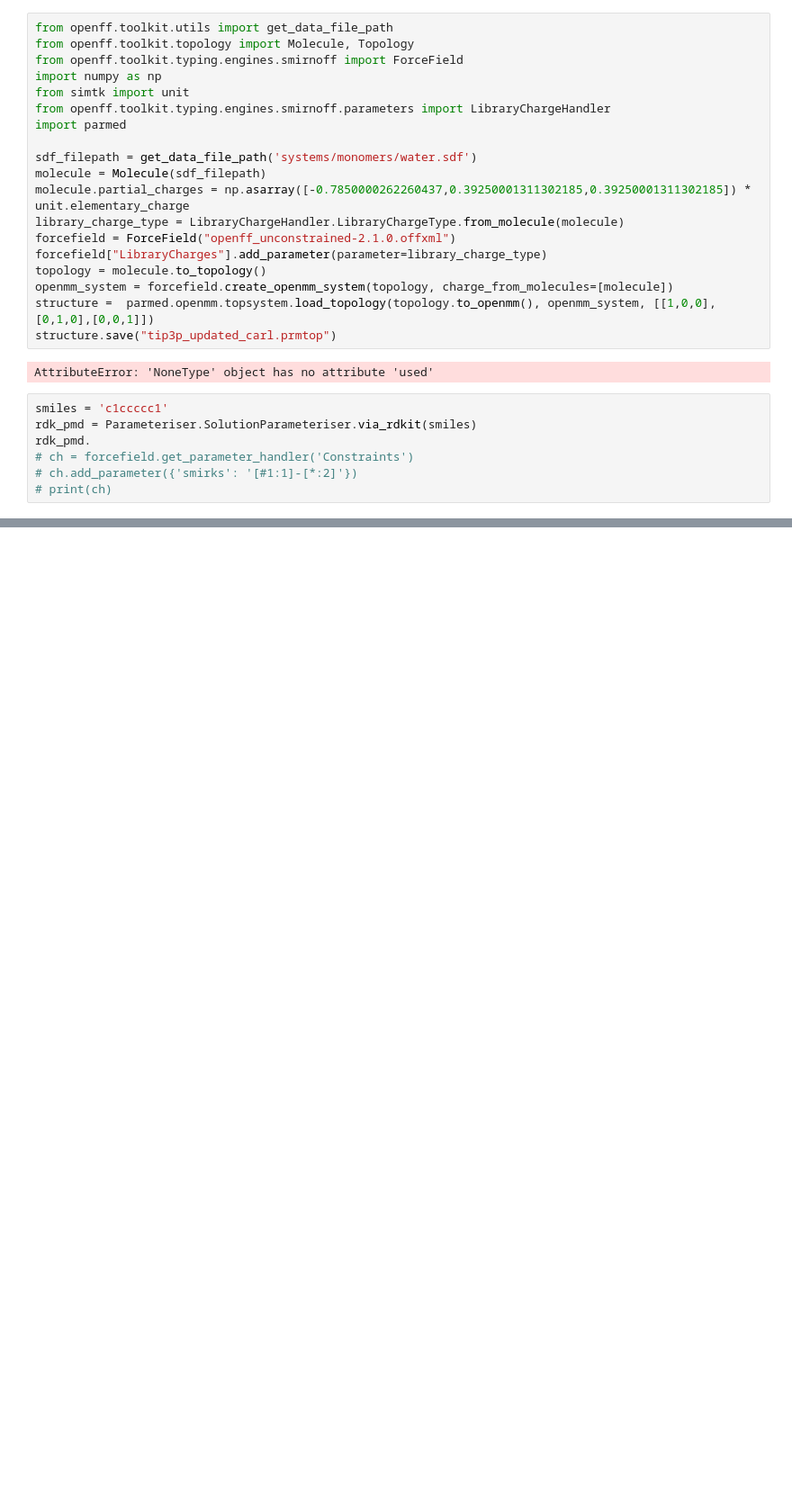
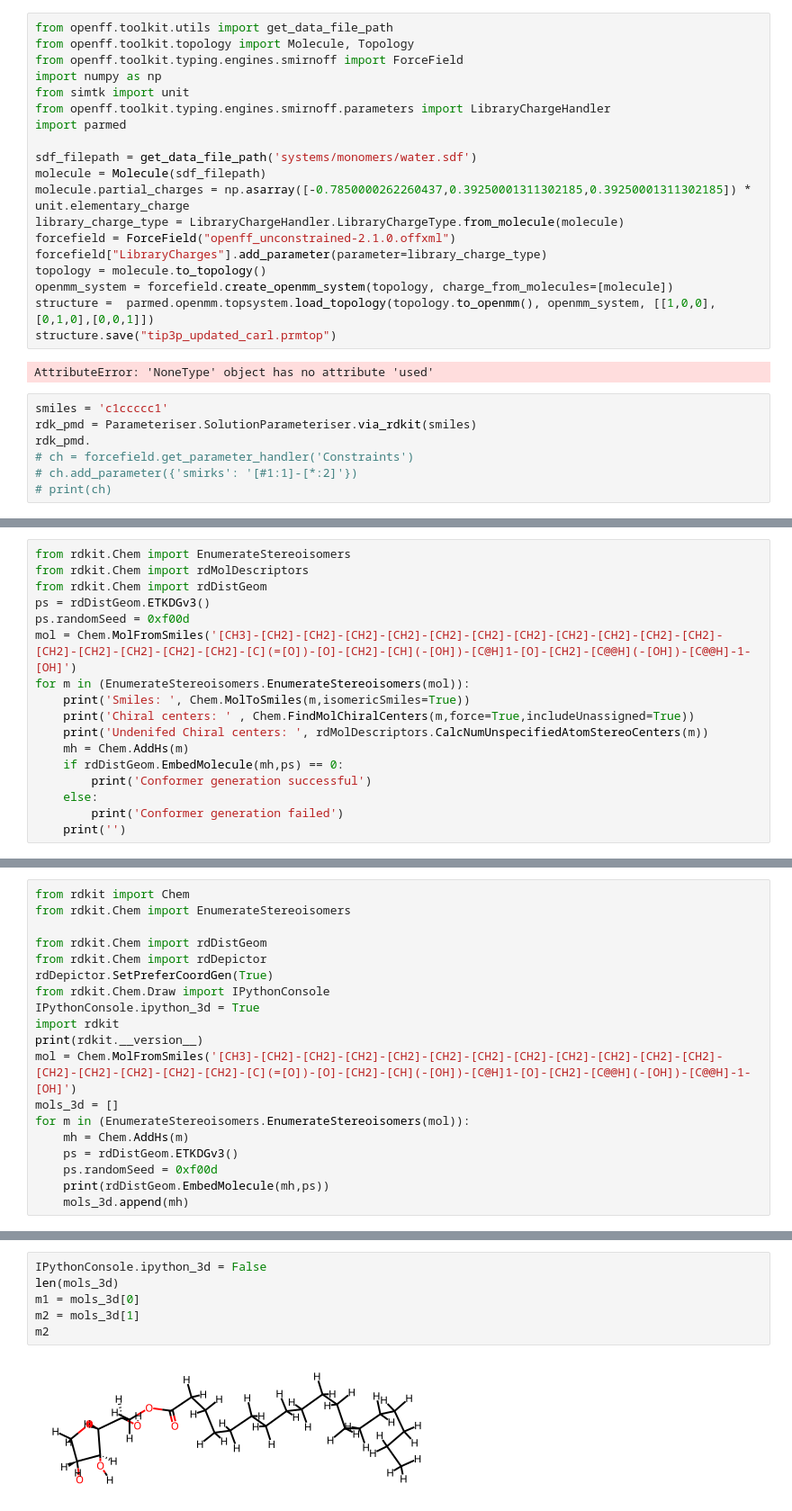
Before and after one commit to Cschiebroek/mdfptools, a Jupyter notebook: examples/Example.ipynb, the cells around one changed output, grey strips where cells are left out. Shown at 90% size. Drawn from its saved outputs; the diff is of its cells as text; blank space fills up the shorter version.

```diff
--- a/examples/Example.ipynb
+++ b/examples/Example.ipynb
@@ -70,0 +105,17 @@ rdk_pmd.
+# %%
+from rdkit.Chem import EnumerateStereoisomers
+from rdkit.Chem import rdMolDescriptors
+from rdkit.Chem import rdDistGeom
+ps = rdDistGeom.ETKDGv3()
+ps.randomSeed = 0xf00d
+mol = Chem.MolFromSmiles('[CH3]-[CH2]-[CH2]-[CH2]-[CH2]-[CH2]-[CH2]-[CH2]-[CH2]-[CH2]-[CH2]-[CH2]-[CH2]-[CH2]-[CH2]-[CH2]-[CH2]-[C](=[O])-[O]-[CH2]-[CH](-[OH])-[C@H]1-[O]-[CH2]-[C@@H](-[OH])-[C@@H]-1-[OH]')
+for m in (EnumerateStereoisomers.EnumerateStereoisomers(mol)):
+    print('Smiles: ', Chem.MolToSmiles(m,isomericSmiles=True))
+    print('Chiral centers: ' , Chem.FindMolChiralCenters(m,force=True,includeUnassigned=True))
+    print('Undenifed Chiral centers: ', rdMolDescriptors.CalcNumUnspecifiedAtomStereoCenters(m))
+    mh = Chem.AddHs(m)
+    if rdDistGeom.EmbedMolecule(mh,ps) == 0:
+        print('Conformer generation successful')
+    else:
+        print('Conformer generation failed')
+    print('')
@@ -70,0 +132,19 @@ rdk_pmd.
+# %%
+from rdkit import Chem
+from rdkit.Chem import EnumerateStereoisomers
+
+from rdkit.Chem import rdDistGeom
+from rdkit.Chem import rdDepictor
+rdDepictor.SetPreferCoordGen(True)
+from rdkit.Chem.Draw import IPythonConsole
+IPythonConsole.ipython_3d = True
+import rdkit
+print(rdkit.__version__)
+mol = Chem.MolFromSmiles('[CH3]-[CH2]-[CH2]-[CH2]-[CH2]-[CH2]-[CH2]-[CH2]-[CH2]-[CH2]-[CH2]-[CH2]-[CH2]-[CH2]-[CH2]-[CH2]-[CH2]-[C](=[O])-[O]-[CH2]-[CH](-[OH])-[C@H]1-[O]-[CH2]-[C@@H](-[OH])-[C@@H]-1-[OH]')
+mols_3d = []
+for m in (EnumerateStereoisomers.EnumerateStereoisomers(mol)):
+    mh = Chem.AddHs(m)
+    ps = rdDistGeom.ETKDGv3()
+    ps.randomSeed = 0xf00d
+    print(rdDistGeom.EmbedMolecule(mh,ps))
+    mols_3d.append(mh)
@@ -70,0 +160,8 @@ rdk_pmd.
+# %%
+IPythonConsole.ipython_3d = False
+len(mols_3d)
+m1 = mols_3d[0]
+m2 = mols_3d[1]
+m2
+# %% [output]
+[figure, added]
```
Also changed, not shown: parts of 18 cells of this notebook, 1 other file.
